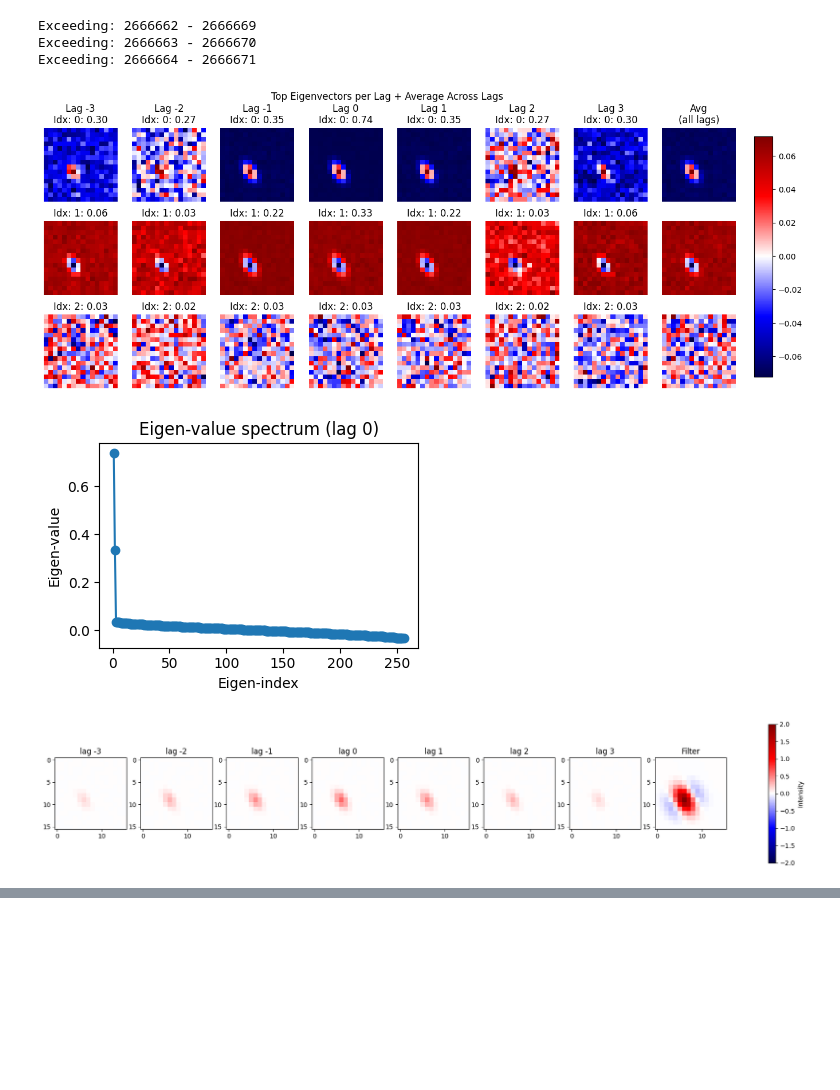
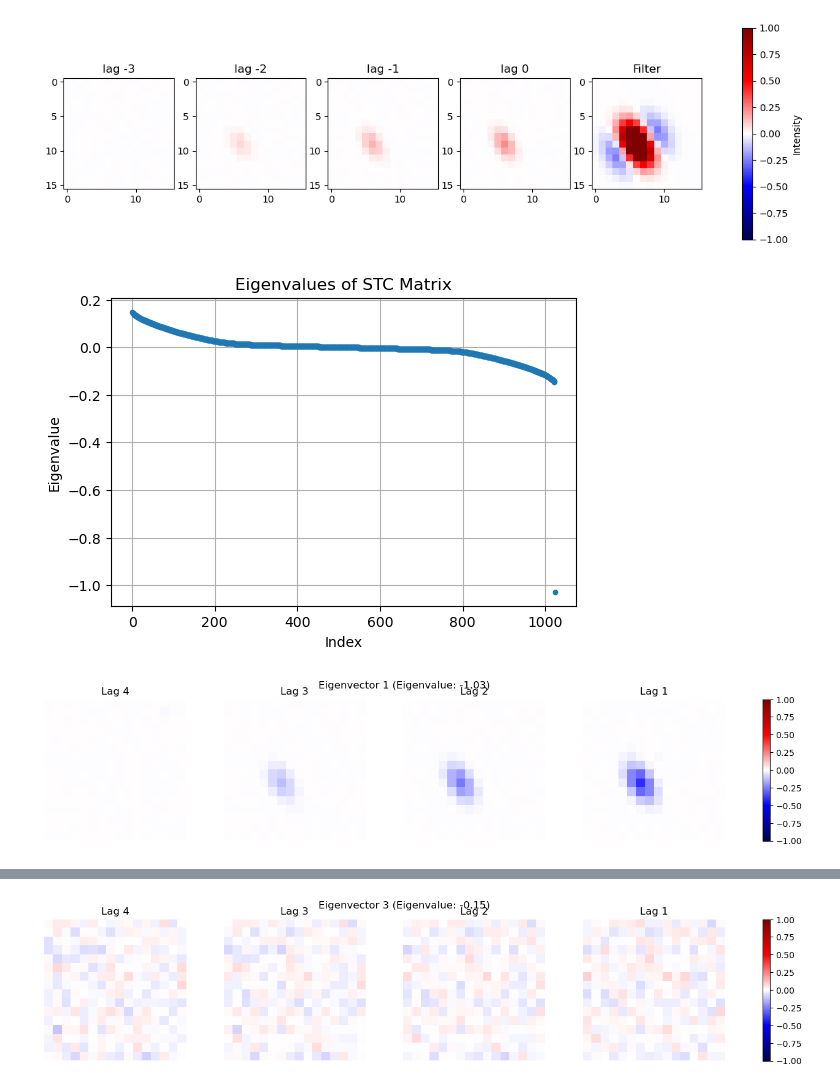
Before and after one commit to fschwar4/sta_analysis, a Jupyter notebook: example_scripts/sta.ipynb, the cells around one changed output, grey strips where cells are left out. Saved outputs shown, nothing was run; the diff lists cells and outputs as text; code cells hidden in the pictures; blank space fills up the shorter version.

```diff
--- a/example_scripts/sta.ipynb
+++ b/example_scripts/sta.ipynb
@@ -74,20 +71,12 @@ plot_mean_sta_with_filter(ricker.mean_sta, ricker.filter)
 # %%
-gabor = STA(gabor_stimulus, gabor_spike_train, gabor_filter)
-gabor.calc_sta()
-gabor.calc_stc_simplified()
-gabor.plot_eigenvectors_all_lags(top_n = top_n)
-gabor.plot_eigenvalue_spectrum(3)
+gabor = RFAnalysis(gabor_stimulus, gabor_spike_train, gabor_filter)
+gabor.calc_stc_full_3d()
+gabor.plot_sta_lags()
 
-plot_simple_sta_lags(gabor.sta, gabor.filter, gabor.start, gabor.end)
-plot_mean_sta_with_filter(gabor.mean_sta, gabor.filter)
-
-# print(calc_pearson(gabor.mean_sta, gabor.filter))
-# print(calc_cosine_similarity(gabor.mean_sta, gabor.filter))
-# print(calc_mse(gabor.mean_sta, gabor.filter))
+eigenvalues, eigenvectors = gabor.eigen_results
+gabor.plot_eigenvals_stc()
+gabor.plot_eigenvecs_stc()
 # %% [output]
-Exceeding: 2666662 - 2666669
-Exceeding: 2666663 - 2666670
-Exceeding: 2666664 - 2666671
-[figure, old version]
+[figure, new version]
-[figure, old version]
+[figure, new version]
-[figure, old version]
+[figure, new version]
@@ -94,0 +84 @@ Exceeding: 2666664 - 2666671
+[figure, added]
```
Also changed, not shown: parts of 6 cells of this notebook, 5 other files.
